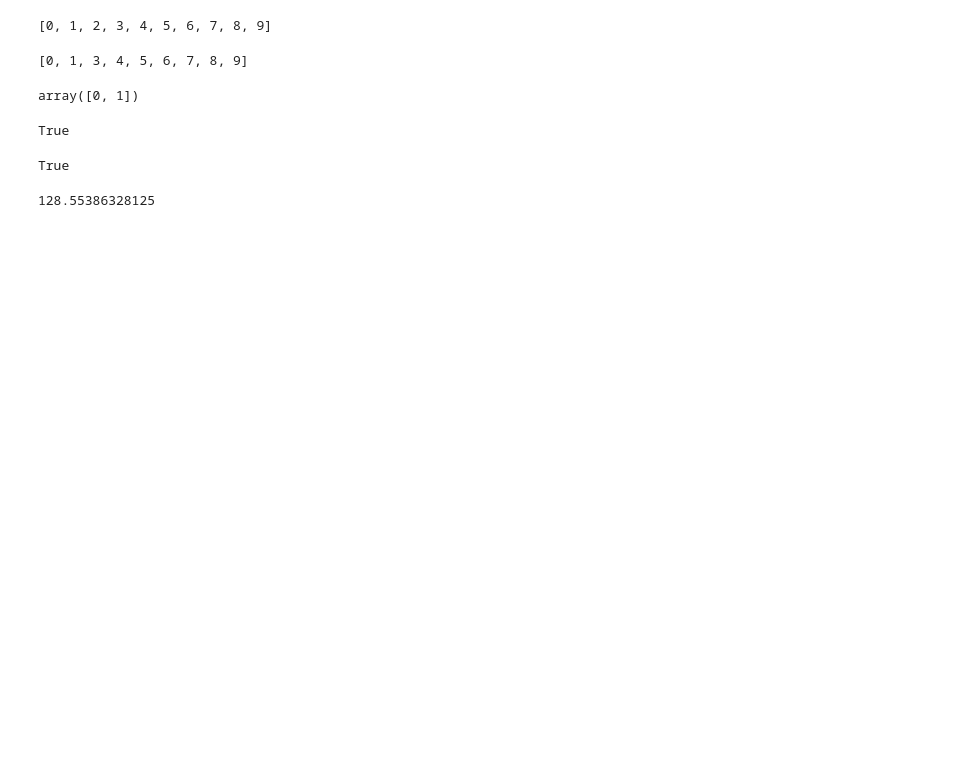
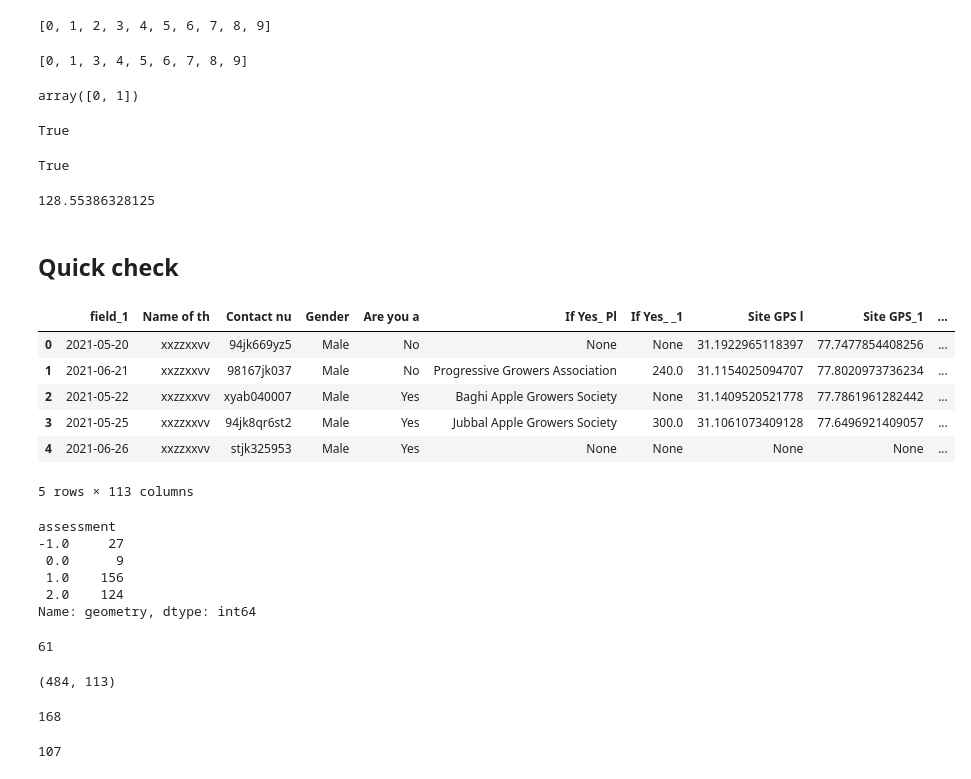
Before and after one commit to YourVirtualColdChainAssistant/MLsat-cropland-himachal, a Jupyter notebook: notebooks/Untitled.ipynb, the cells around one changed output. Drawn from its saved outputs; the diff is of its cells as text; code cells hidden in the pictures; blank space fills up the shorter version.

```diff
--- a/notebooks/Untitled.ipynb
+++ b/notebooks/Untitled.ipynb
@@ -360,3 +360,7 @@ True
 131639156/1024/1000
 # %% [output]
 128.55386328125
+# %% [markdown]
+## Quick check
+# %%
+quick_check = r'K:\2021-data-org\4. RESEARCH_n\ML\MLsatellite\Data\layers_india\GT\survey-farmer-locations\processed\shp\survey_points_20211213_quick_look.shp'
@@ -362,0 +369,37 @@ True
+# %%
+shp = gpd.read_file(quick_check)
+# %%
+shp.head()
+# %% [output]
+|  | field_1 | Name of th | Contact nu | Gender | Are you a | If Yes_ Pl | If Yes_ _1 | Site GPS l | Site GPS_1 | ... |
+| 0 | 2021-05-20 | xxzzxxvv | 94jk669yz5 | Male | No | None | None | 31.1922965118397 | 77.7477854408256 | ... |
+| 1 | 2021-06-21 | xxzzxxvv | 98167jk037 | Male | No | Progressive Growers Association | 240.0 | 31.1154025094707 | 77.8020973736234 | ... |
+| 2 | 2021-05-22 | xxzzxxvv | xyab040007 | Male | Yes | Baghi Apple Growers Society | None | 31.1409520521778 | 77.7861961282442 | ... |
+| 3 | 2021-05-25 | xxzzxxvv | 94jk8qr6st2 | Male | Yes | Jubbal Apple Growers Society | 300.0 | 31.1061073409128 | 77.6496921409057 | ... |
+| 4 | 2021-06-26 | xxzzxxvv | stjk325953 | Male | Yes | None | None | None | None | ... |
+5 rows × 113 columns
+# %%
+shp.groupby(by='assessment').count()['geometry']
+# %% [output]
+assessment
+-1.0     27
+ 0.0      9
+ 1.0    156
+ 2.0    124
+Name: geometry, dtype: int64
+# %%
+shp[~shp['Site GPS l'].isnull().values].assessment.isnull().values.sum()
+# %% [output]
+61
+# %%
+shp.shape
+# %% [output]
+(484, 113)
+# %%
+shp.assessment.isnull().values.sum()
+# %% [output]
+168
+# %%
+168-61
+# %% [output]
+107
```
Also changed, not shown: parts of 1 cell of this notebook, 15 other files.
